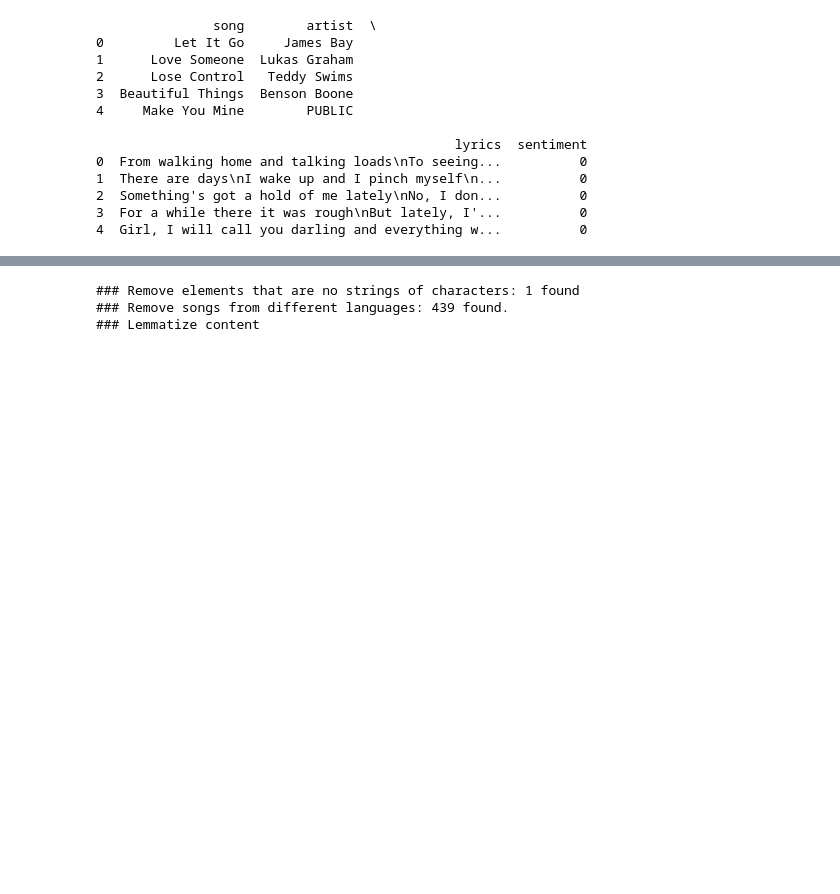
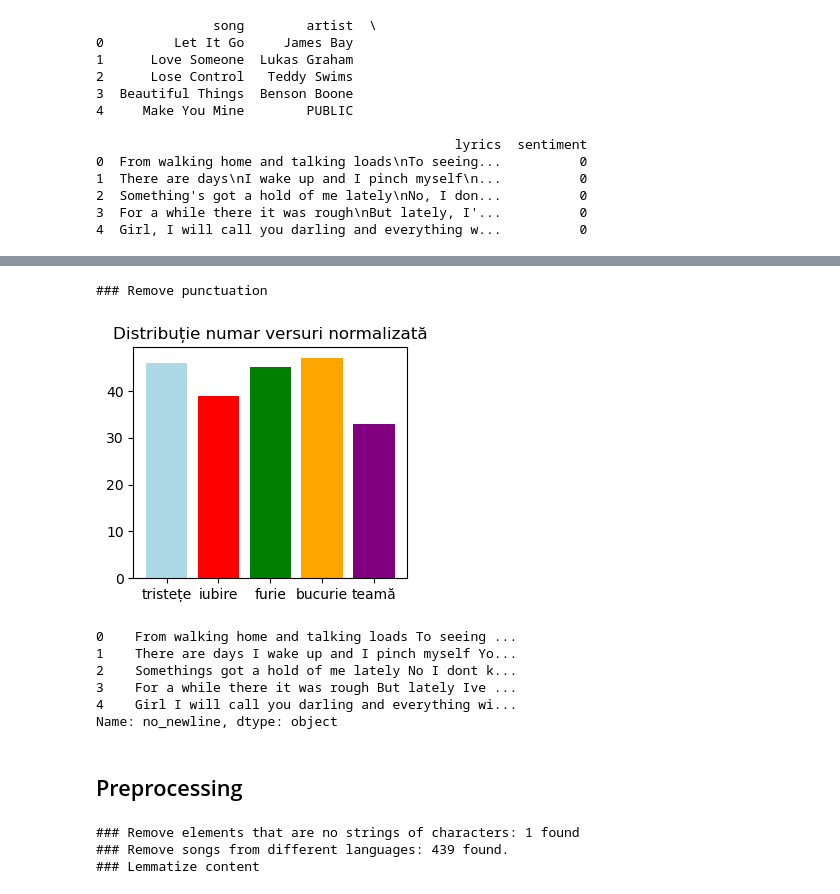
Before and after one commit to ccazacu13/SongAnalyzer, a Jupyter notebook: src/scripts/main.ipynb, the cells around one changed output, grey strips where cells are left out. Cells and saved outputs as stored; diff of their text form; code cells hidden in the pictures; blank space fills up the shorter version.

```diff
--- a/src/scripts/main.ipynb
+++ b/src/scripts/main.ipynb
@@ -274,3 +386,39 @@ class Preprocessor:
+# %%
+visualization_df['no_punctuation'] = preprocessor.remove_punctuation(visualization_df['lyrics'])
+
+def count_newline(p_text):
+    return len(re.findall('(\n)+', p_text))
+
+visualization_df['newline_count'] = visualization_df['no_punctuation'].apply(count_newline)
+sentiment_newline_group = visualization_df[['sentiment', 'newline_count']]
+newline_grouping = sentiment_newline_group.groupby('sentiment').sum()
+
+newline_count_per_sentiment_normalized = []
+for idx, value in enumerate(newline_grouping['newline_count']):
+    newline_count_per_sentiment_normalized.append(round(value / sentiment_value_counts[idx]))
+
+visualization_df['no_newline'] = visualization_df['no_punctuation'].apply(lambda text: re.sub('(\n)+', ' ', text))
+
+plt.figure(figsize=(12,3))
+plt.subplot(131)
+plt.title('Distribuție număr versuri normalizată')
+plt.bar(sentiment_names, newline_count_per_sentiment_normalized, color=sentiment_colors)
+# plt.yticks(np.arange(min(newline_count_per_sentiment_normalized), max(newline_count_per_sentiment_normalized)+1, 4))
+plt.show()
+# %% [output]
+### Remove punctuation
+[figure, added]
+# %%
+visualization_df
+# %% [output]
+0    From walking home and talking loads To seeing ...
+1    There are days I wake up and I pinch myself Yo...
+2    Somethings got a hold of me lately No I dont k...
+3    For a while there it was rough But lately Ive ...
+4    Girl I will call you darling and everything wi...
+Name: no_newline, dtype: object
+# %% [markdown]
+## Preprocessing ##
 # %%
 # Cache-ing expensive data
 
```
Also changed, not shown: parts of 6 cells of this notebook.
